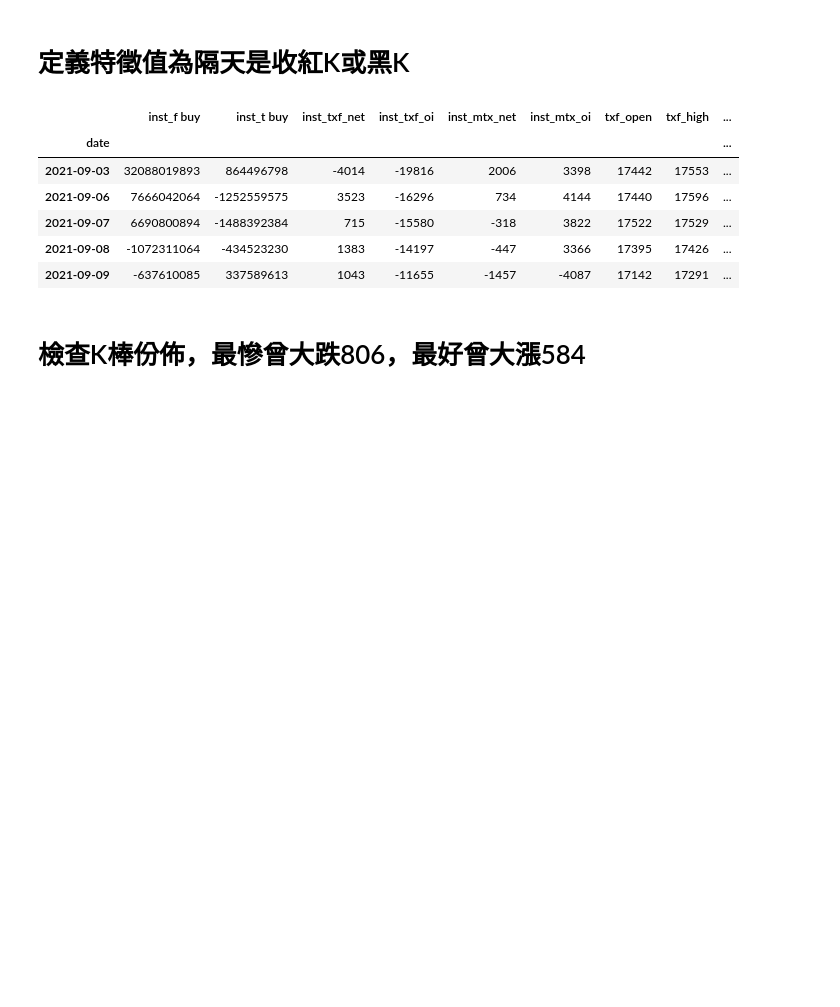
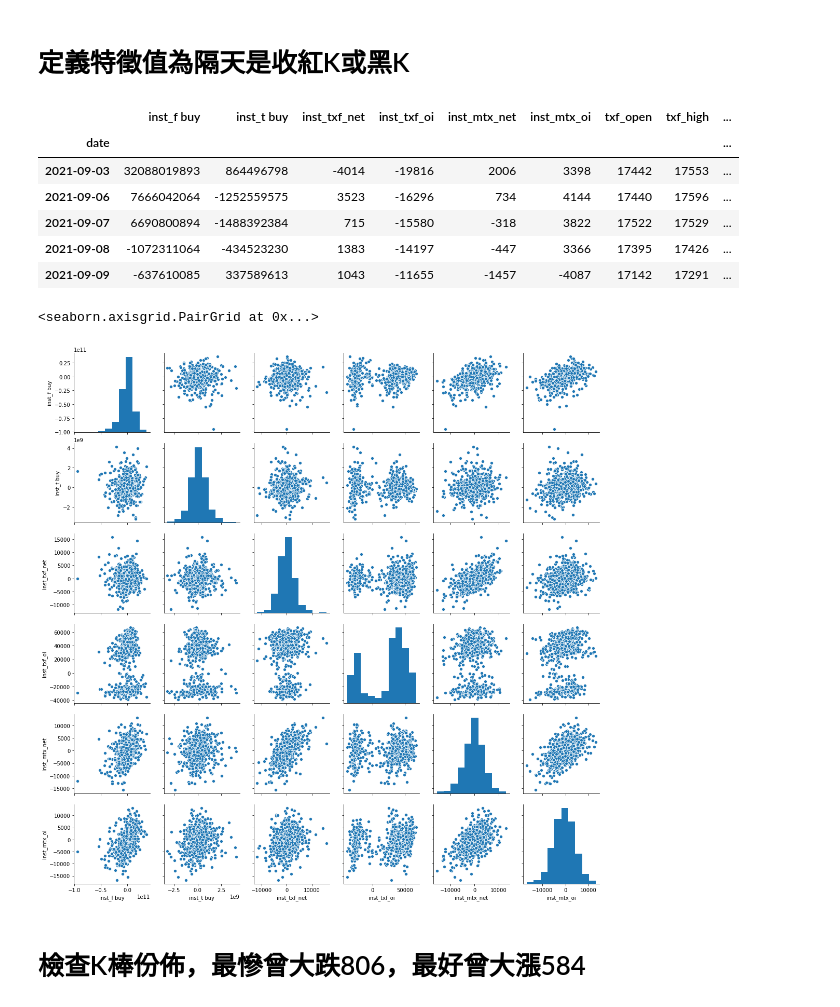
Before and after one commit to MaxChenCMC/Machine_Learning_in_Futures_Trading, a Jupyter notebook: main.ipynb, the cells around one changed output. Cells and saved outputs as stored; diff of their text form; code cells hidden in the pictures; blank space fills up the shorter version.

```diff
--- a/main.ipynb
+++ b/main.ipynb
@@ -81,6 +82,11 @@ df.tail()
 | 2021-09-07 | 6690800894 | -1488392384 | 715 | -15580 | -318 | 3822 | 17522 | 17529 | ... |
 | 2021-09-08 | -1072311064 | -434523230 | 1383 | -14197 | -447 | 3366 | 17395 | 17426 | ... |
 | 2021-09-09 | -637610085 | 337589613 | 1043 | -11655 | -1457 | -4087 | 17142 | 17291 | ... |
+# %%
+sns.pairplot(df.iloc[:,:6])
+# %% [output]
+<seaborn.axisgrid.PairGrid at 0x...>
+[figure, added]
 # %% [markdown]
 # 檢查K棒份佈，最慘曾大跌806，最好曾大漲584
 # %%
```
Also changed, not shown: parts of 10 cells of this notebook.
